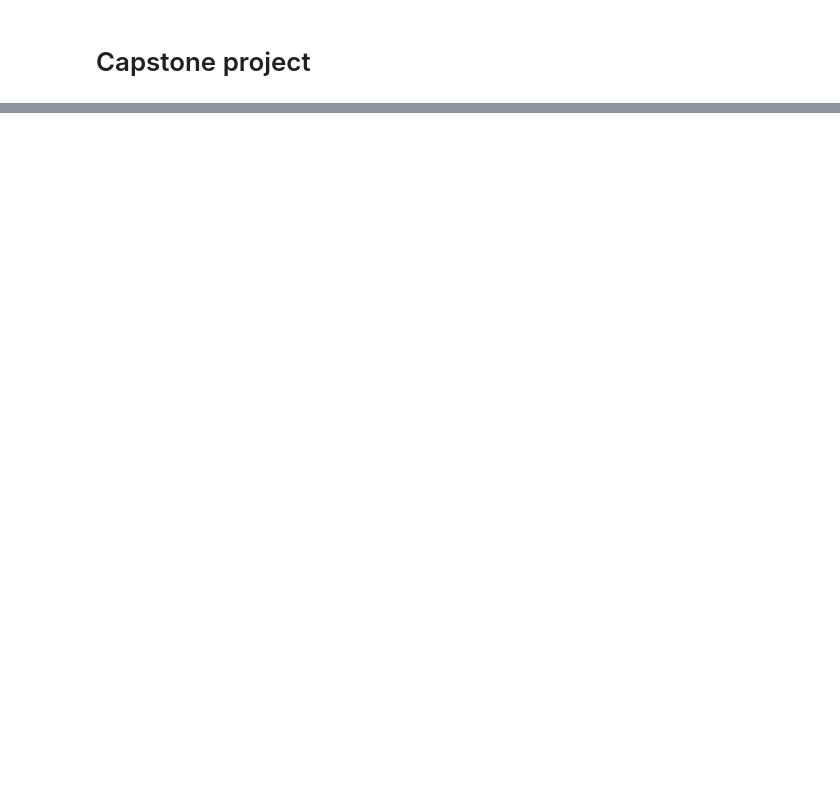
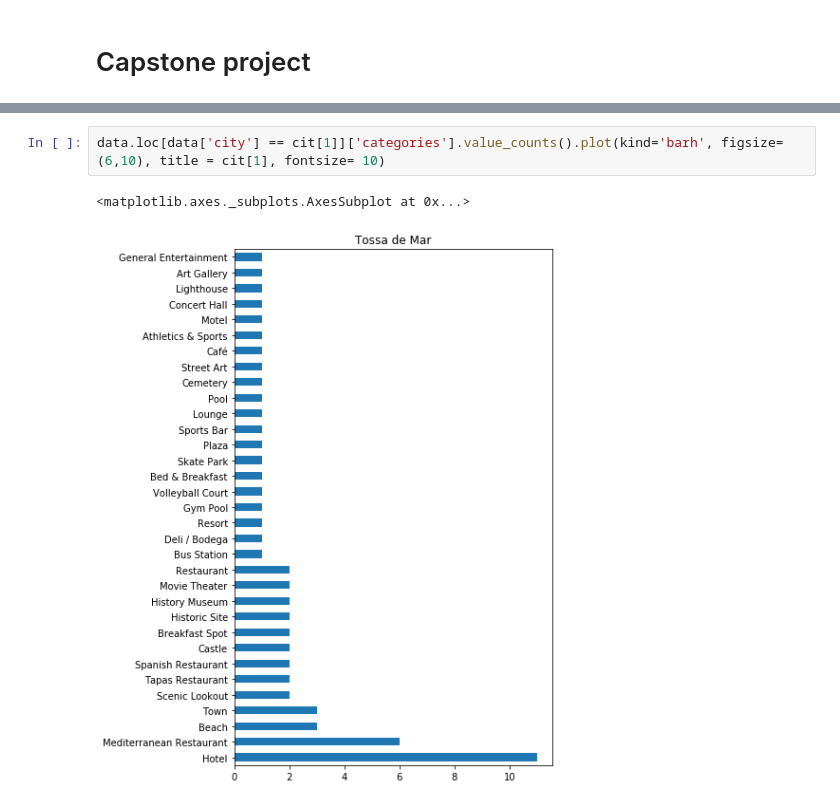
Before and after one commit to AllochkaSidko/Coursera_Capstone, a Jupyter notebook: Coursera_Capstone.ipynb, the cells around one changed output, grey strips where cells are left out. Cells and saved outputs as stored; diff of their text form; blank space fills up the shorter version.

```diff
--- a/Coursera_Capstone.ipynb
+++ b/Coursera_Capstone.ipynb
@@ -181,0 +517,5 @@ dataframe_filtered.loc[dataframe_filtered['city']=='NaN']
+# %%
+data.loc[data['city'] == cit[1]]['categories'].value_counts().plot(kind='barh', figsize=(6,10), title = cit[1], fontsize= 10)
+# %% [output]
+<matplotlib.axes._subplots.AxesSubplot at 0x...>
+[figure, added]
```
Also changed, not shown: parts of 71 cells of this notebook, 47 other files.
